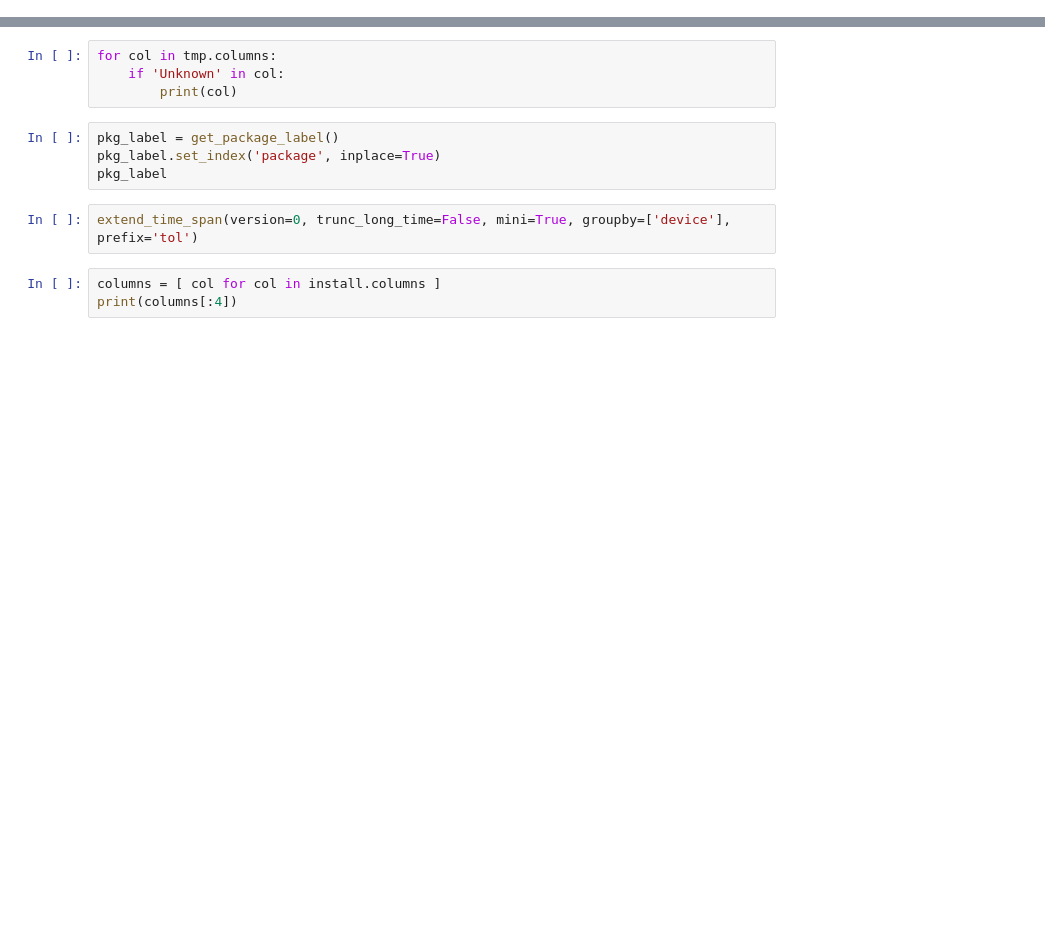
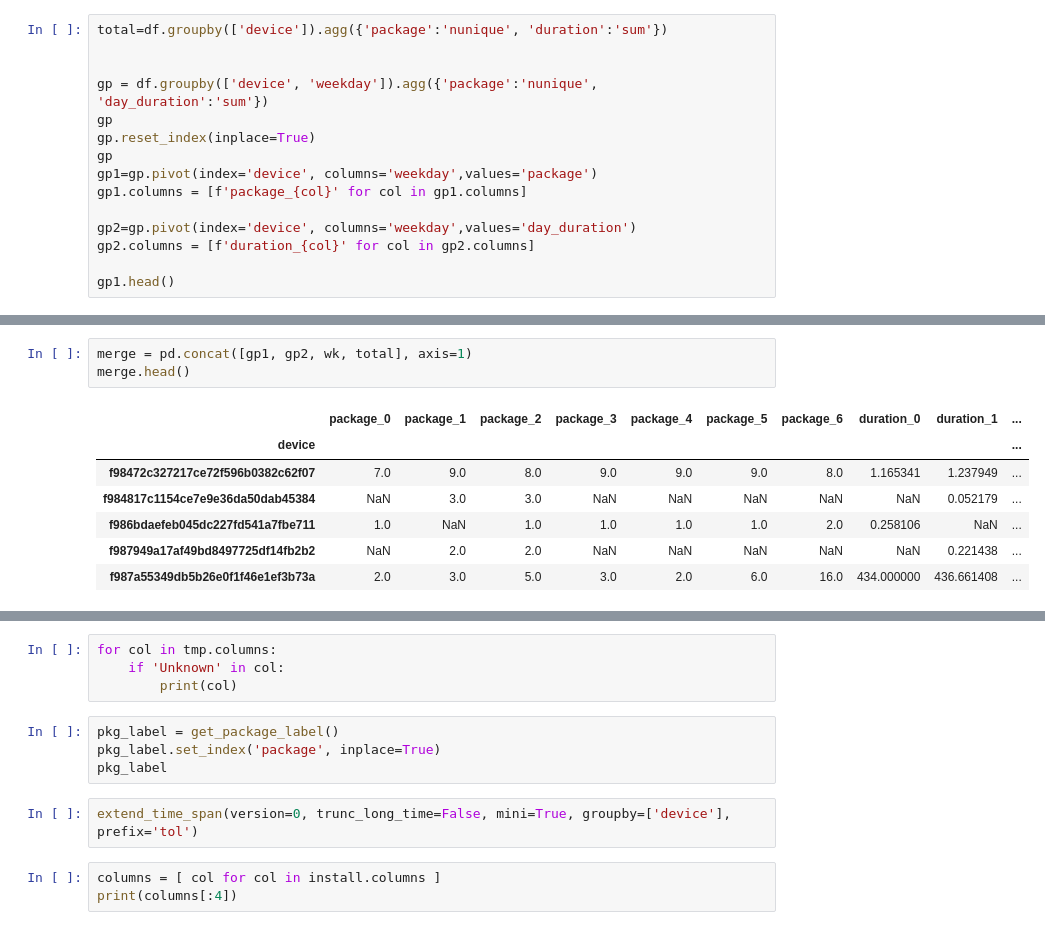
Before and after one commit to Flyfoxs/tinymind_sex_age, a Jupyter notebook: analysis.ipynb, the cells around one changed output, grey strips where cells are left out. Drawn from its saved outputs; the diff is of its cells as text; blank space fills up the shorter version.

```diff
--- a/analysis.ipynb
+++ b/analysis.ipynb
@@ -41,0 +91,15 @@ print(tmp.density)
+# %%
+total=df.groupby(['device']).agg({'package':'nunique', 'duration':'sum'})
+
+
+gp = df.groupby(['device', 'weekday']).agg({'package':'nunique', 'day_duration':'sum'})
+gp
+gp.reset_index(inplace=True)
+gp
+gp1=gp.pivot(index='device', columns='weekday',values='package')
+gp1.columns = [f'package_{col}' for col in gp1.columns]
+
+gp2=gp.pivot(index='device', columns='weekday',values='day_duration')
+gp2.columns = [f'duration_{col}' for col in gp2.columns]
+
+gp1.head()
@@ -41,0 +114,11 @@ print(tmp.density)
+# %%
+merge = pd.concat([gp1, gp2, wk, total], axis=1)
+merge.head()
+# %% [output]
+|  | package_0 | package_1 | package_2 | package_3 | package_4 | package_5 | package_6 | duration_0 | duration_1 | ... |
+| device |  |  |  |  |  |  |  |  |  | ... |
+| f98472c327217ce72f596b0382c62f07 | 7.0 | 9.0 | 8.0 | 9.0 | 9.0 | 9.0 | 8.0 | 1.165341 | 1.237949 | ... |
+| f984817c1154ce7e9e36da50dab45384 | NaN | 3.0 | 3.0 | NaN | NaN | NaN | NaN | NaN | 0.052179 | ... |
+| f986bdaefeb045dc227fd541a7fbe711 | 1.0 | NaN | 1.0 | 1.0 | 1.0 | 1.0 | 2.0 | 0.258106 | NaN | ... |
+| f987949a17af49bd8497725df14fb2b2 | NaN | 2.0 | 2.0 | NaN | NaN | NaN | NaN | NaN | 0.221438 | ... |
+| f987a55349db5b26e0f1f46e1ef3b73a | 2.0 | 3.0 | 5.0 | 3.0 | 2.0 | 6.0 | 16.0 | 434.000000 | 436.661408 | ... |
```
Also changed, not shown: parts of 6 cells of this notebook, 3 other files.
